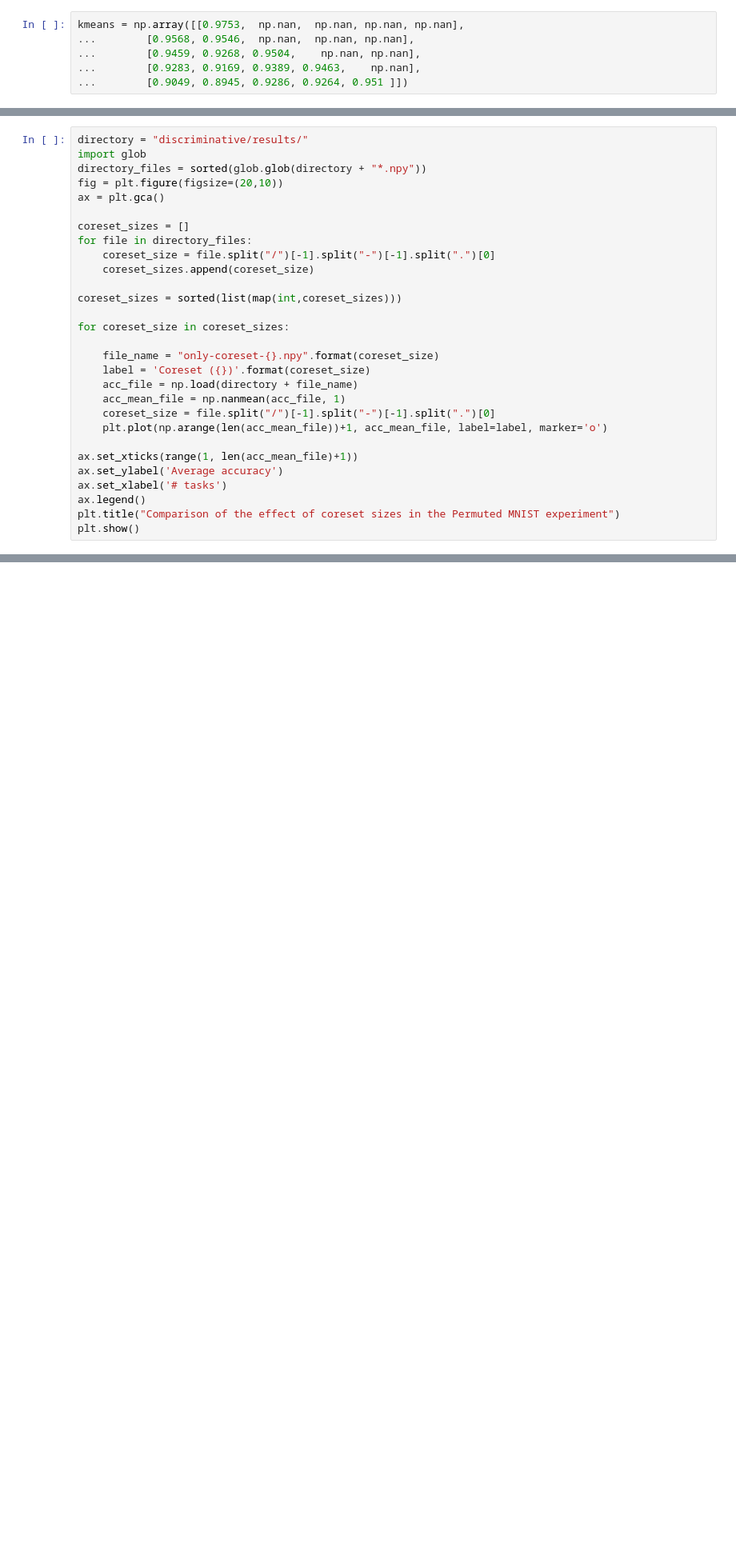
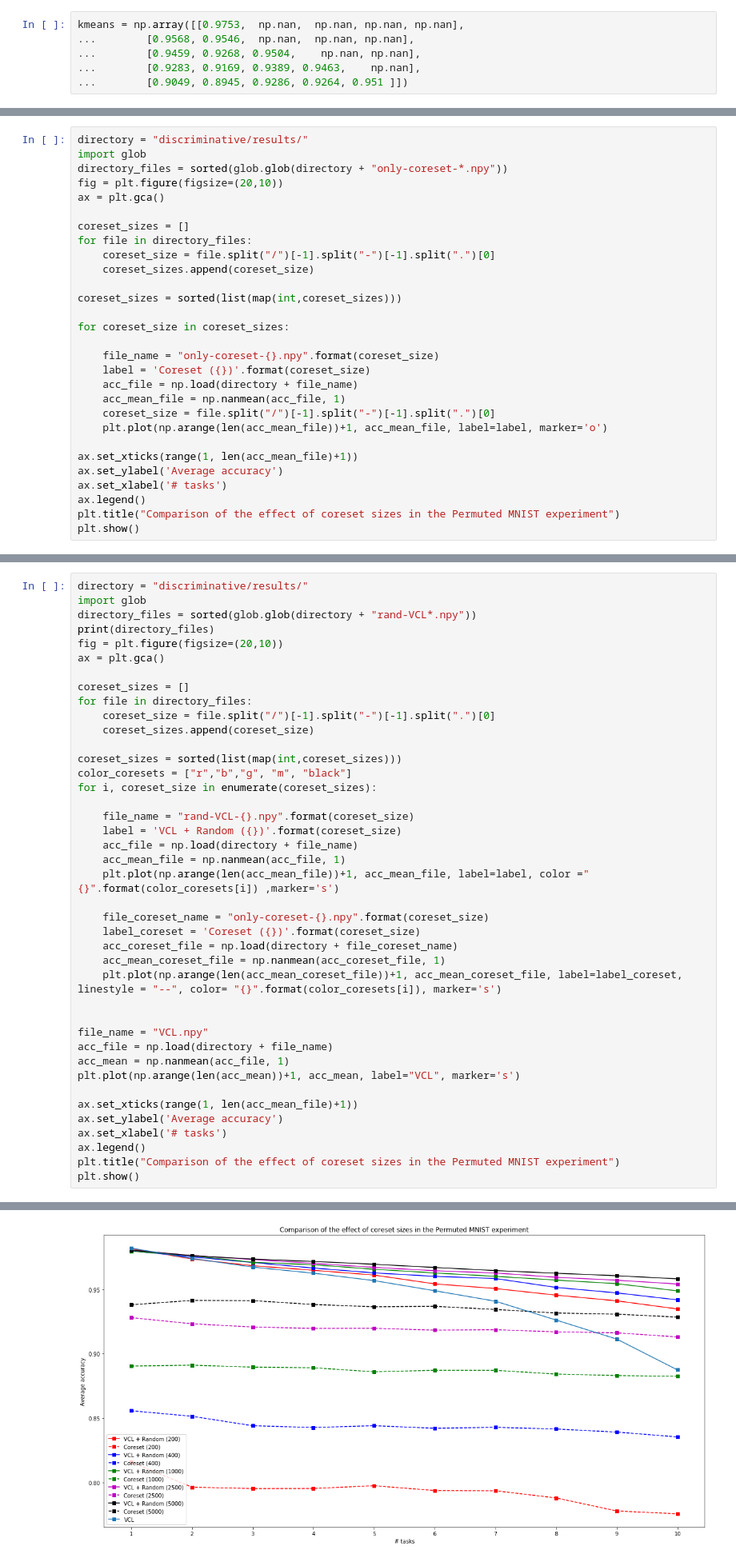
Before and after one commit to guyrom27/VariationalContinualLearning, a Jupyter notebook: Results.ipynb, the cells around one changed output, grey strips where cells are left out. Shown: that part at 80% size. Cells and saved outputs as stored; diff of their text form; blank space fills up the shorter version.

Commit message:
update graph plotting

```diff
--- a/Results.ipynb
+++ b/Results.ipynb
@@ -34,7 +34,7 @@ plot3("results.jpg", rand, kmeans)
 # %%
 directory = "discriminative/results/"
 import glob
-directory_files = sorted(glob.glob(directory + "*.npy"))
+directory_files = sorted(glob.glob(directory + "only-coreset-*.npy"))
 fig = plt.figure(figsize=(20,10))
 ax = plt.gca()
 
@@ -62,3 +62,45 @@ plt.title("Comparison of the effect of coreset sizes in the Permuted MNIST exper
 plt.show()
 # %% [output]
 [figure]
+# %%
+directory = "discriminative/results/"
+import glob
+directory_files = sorted(glob.glob(directory + "rand-VCL*.npy"))
+print(directory_files)
+fig = plt.figure(figsize=(20,10))
+ax = plt.gca()
+
+coreset_sizes = []
+for file in directory_files:
+    coreset_size = file.split("/")[-1].split("-")[-1].split(".")[0]
+    coreset_sizes.append(coreset_size)
+
+coreset_sizes = sorted(list(map(int,coreset_sizes)))
+color_coresets = ["r","b","g", "m", "black"]
+for i, coreset_size in enumerate(coreset_sizes):
+
+    file_name = "rand-VCL-{}.npy".format(coreset_size)
+    label = 'VCL + Random ({})'.format(coreset_size)
+    acc_file = np.load(directory + file_name)
+    acc_mean_file = np.nanmean(acc_file, 1)
+    plt.plot(np.arange(len(acc_mean_file))+1, acc_mean_file, label=label, color ="{}".format(color_coresets[i]) ,marker='s')
+
+    file_coreset_name = "only-coreset-{}.npy".format(coreset_size)
+    label_coreset = 'Coreset ({})'.format(coreset_size)
+    acc_coreset_file = np.load(directory + file_coreset_name)
+    acc_mean_coreset_file = np.nanmean(acc_coreset_file, 1)
+    plt.plot(np.arange(len(acc_mean_coreset_file))+1, acc_mean_coreset_file, label=label_coreset, linestyle = "--", color= "{}".format(color_coresets[i]), marker='s')
+
+
+file_name = "VCL.npy"
+acc_file = np.load(directory + file_name)
+acc_mean = np.nanmean(acc_file, 1)
+plt.plot(np.arange(len(acc_mean))+1, acc_mean, label="VCL", marker='s')
+
+ax.set_xticks(range(1, len(acc_mean_file)+1))
+ax.set_ylabel('Average accuracy')
+ax.set_xlabel('# tasks')
+ax.legend()
+plt.title("Comparison of the effect of coreset sizes in the Permuted MNIST experiment")
+plt.show()
+# %% [output]
@@ -64,0 +108 @@ plt.show()
+[figure, added]
```
Also changed, not shown: parts of 4 cells of this notebook.
